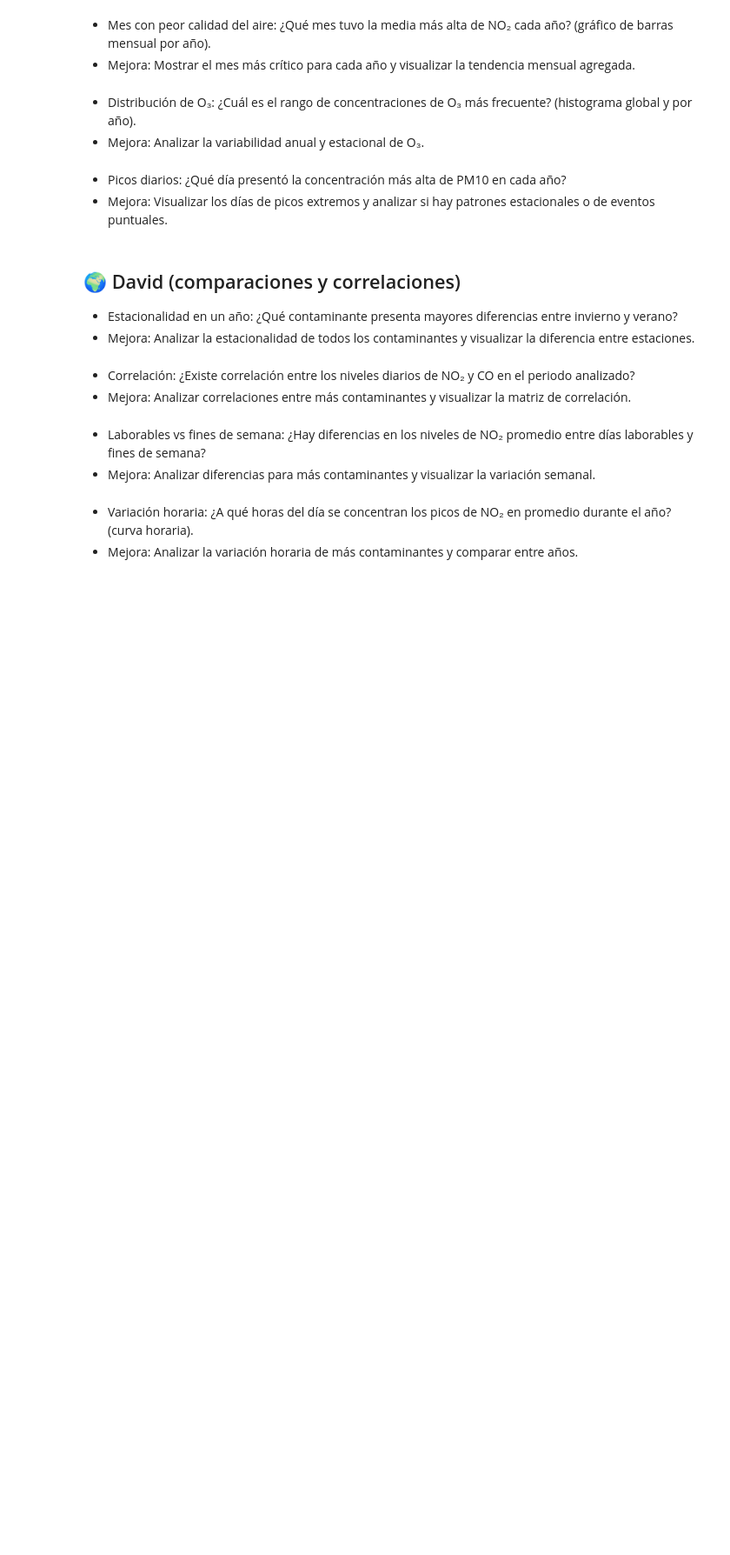
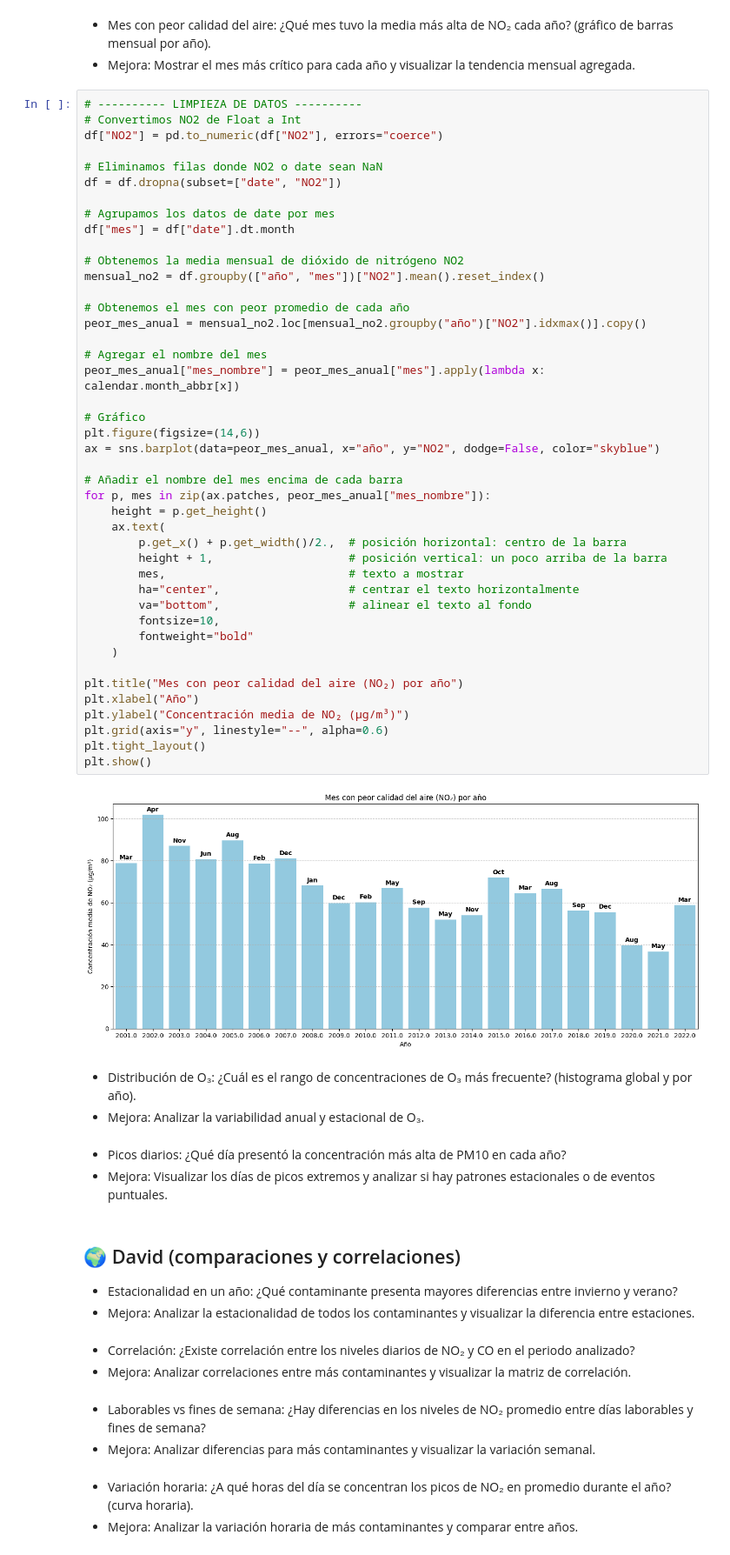
Before and after one commit to thisisrober/analisis-exploratorio-dataset-airquality-madrid, a Jupyter notebook: notebook.ipynb, the cells around one changed output. Shown at 87% size. Drawn from its saved outputs; the diff is of its cells as text; blank space fills up the shorter version.

```diff
--- a/notebook.ipynb
+++ b/notebook.ipynb
@@ -82,6 +134,51 @@ Columnas: ['date', 'BEN', 'CH4', 'CO', 'EBE', 'NMHC', 'NO', 'NO2', 'NOx', 'O3',
 # %% [markdown]
 - Mes con peor calidad del aire: ¿Qué mes tuvo la media más alta de NO₂ cada año? (gráfico de barras mensual por año).
 - Mejora: Mostrar el mes más crítico para cada año y visualizar la tendencia mensual agregada.
+# %%
+# ---------- LIMPIEZA DE DATOS ----------
+# Convertimos NO2 de Float a Int
+df["NO2"] = pd.to_numeric(df["NO2"], errors="coerce")
+
+# Eliminamos filas donde NO2 o date sean NaN
+df = df.dropna(subset=["date", "NO2"])
+
+# Agrupamos los datos de date por mes
+df["mes"] = df["date"].dt.month
+
+# Obtenemos la media mensual de dióxido de nitrógeno NO2
+mensual_no2 = df.groupby(["año", "mes"])["NO2"].mean().reset_index()
+
+# Obtenemos el mes con peor promedio de cada año
+peor_mes_anual = mensual_no2.loc[mensual_no2.groupby("año")["NO2"].idxmax()].copy()
+
+# Agregar el nombre del mes
+peor_mes_anual["mes_nombre"] = peor_mes_anual["mes"].apply(lambda x: calendar.month_abbr[x])
+
+# Gráfico
+plt.figure(figsize=(14,6))
+ax = sns.barplot(data=peor_mes_anual, x="año", y="NO2", dodge=False, color="skyblue")
+
+# Añadir el nombre del mes encima de cada barra
+for p, mes in zip(ax.patches, peor_mes_anual["mes_nombre"]):
+    height = p.get_height()
+    ax.text(
+        p.get_x() + p.get_width()/2.,  # posición horizontal: centro de la barra
+        height + 1,                    # posición vertical: un poco arriba de la barra
+        mes,                           # texto a mostrar
+        ha="center",                   # centrar el texto horizontalmente
+        va="bottom",                   # alinear el texto al fondo
+        fontsize=10,
+        fontweight="bold"
+    )
+
+plt.title("Mes con peor calidad del aire (NO₂) por año")
+plt.xlabel("Año")
+plt.ylabel("Concentración media de NO₂ (µg/m³)")
+plt.grid(axis="y", linestyle="--", alpha=0.6)
+plt.tight_layout()
+plt.show()
+# %% [output]
+[figure, added]
 # %% [markdown]
 - Distribución de O₃: ¿Cuál es el rango de concentraciones de O₃ más frecuente? (histograma global y por año).
 - Mejora: Analizar la variabilidad anual y estacional de O₃.
```
Also changed, not shown: parts of 2 cells of this notebook, 1 other file.
